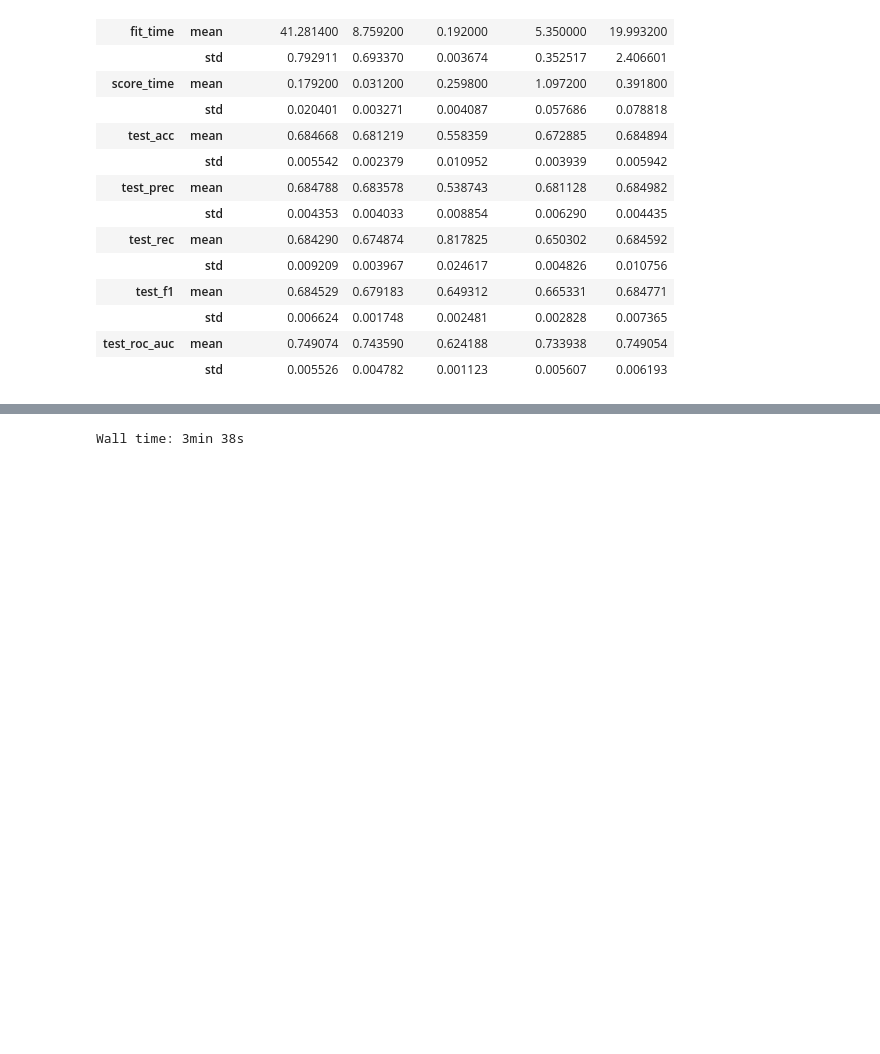
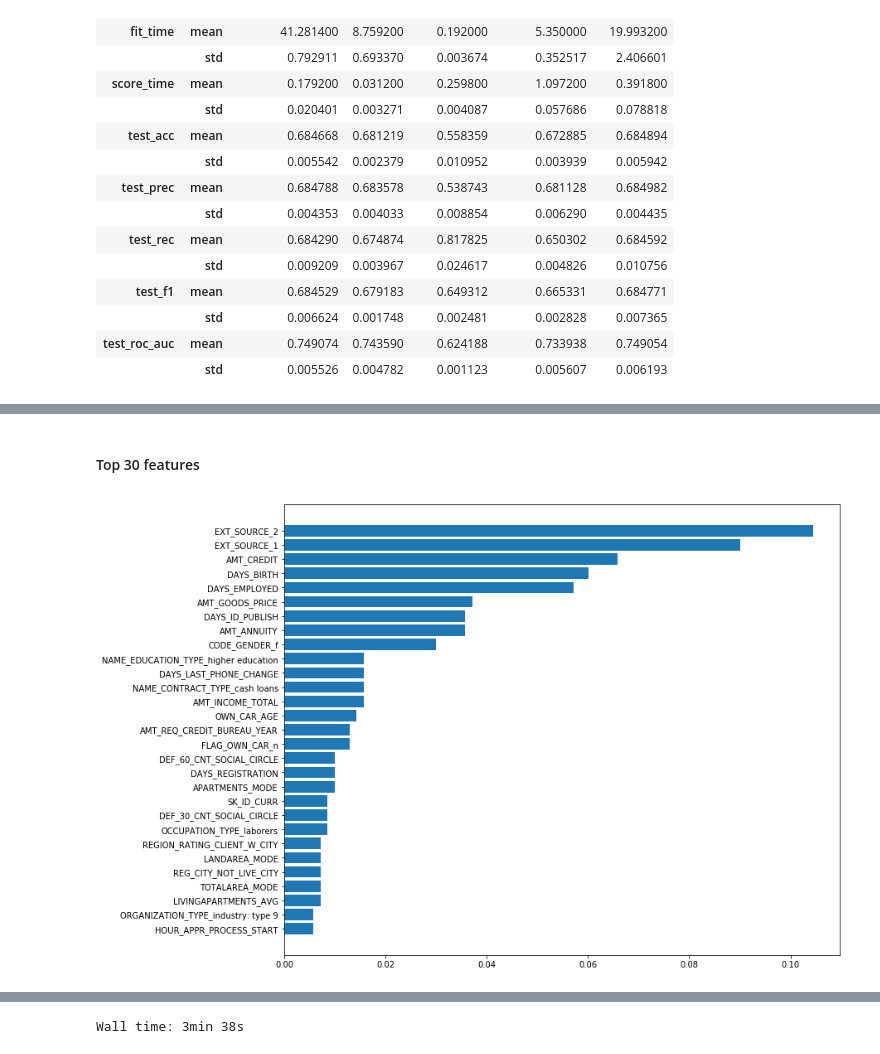
Before and after one commit to bing-zhao/capstone1-home-risk, a Jupyter notebook: notebooks/kernel-01.ipynb, the cells around one changed output, grey strips where cells are left out. Drawn from its saved outputs; the diff is of its cells as text; code cells hidden in the pictures; blank space fills up the shorter version.

```diff
--- a/notebooks/kernel-01.ipynb
+++ b/notebooks/kernel-01.ipynb
@@ -760,3 +795,6 @@ with open(dir_dat_processed+'/df_y_train.pickle', 'rb') as handle:
     df_y_train = pickle.load(handle)
 with open(dir_dat_processed+'/df_y_test.pickle', 'rb') as handle:
     df_y_test = pickle.load(handle)
+# %%
+feature_list = df_X_train.columns.values
+feature_list
@@ -893,0 +997,4 @@ Based on the above comparison, XGBoosting provides the best results, followed by
+# %%
+%%time
+clf = XGBClassifier(random_state=42, verbose=1, n_jobs=-1)
+clf.fit(X_rus, y_rus)
@@ -893,0 +1003,10 @@ Based on the above comparison, XGBoosting provides the best results, followed by
+# %% [markdown]
+#### Top 30 features
+# %%
+topn = 30
+indices = np.argsort(clf.feature_importances_)
+plt.figure(figsize=[12,10])
+plt.barh(feature_list[indices][-topn:-1], clf.feature_importances_[indices][-topn:-1])
+plt.show()
+# %% [output]
+[figure, added]
```
Also changed, not shown: parts of 113 cells of this notebook, 3 other files.
